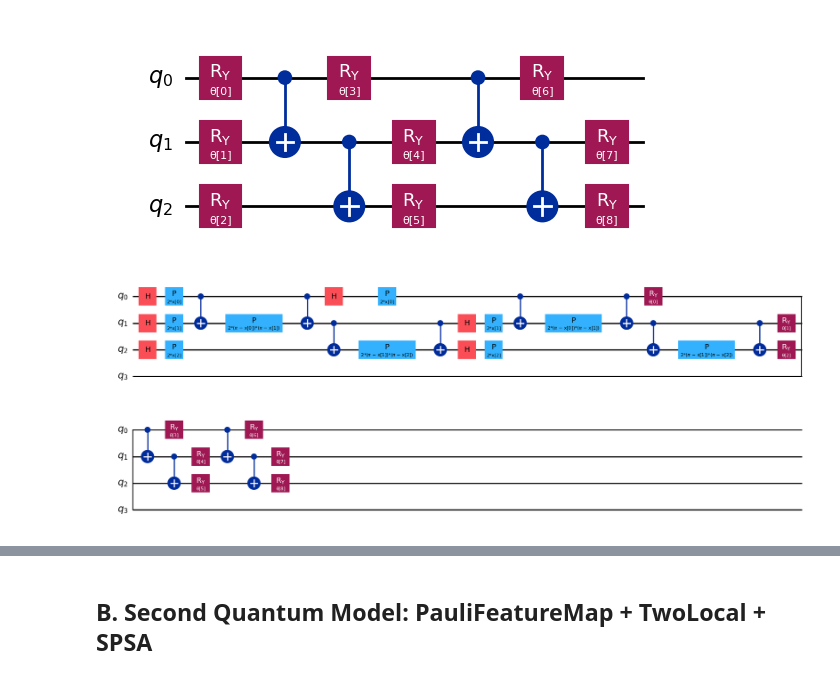
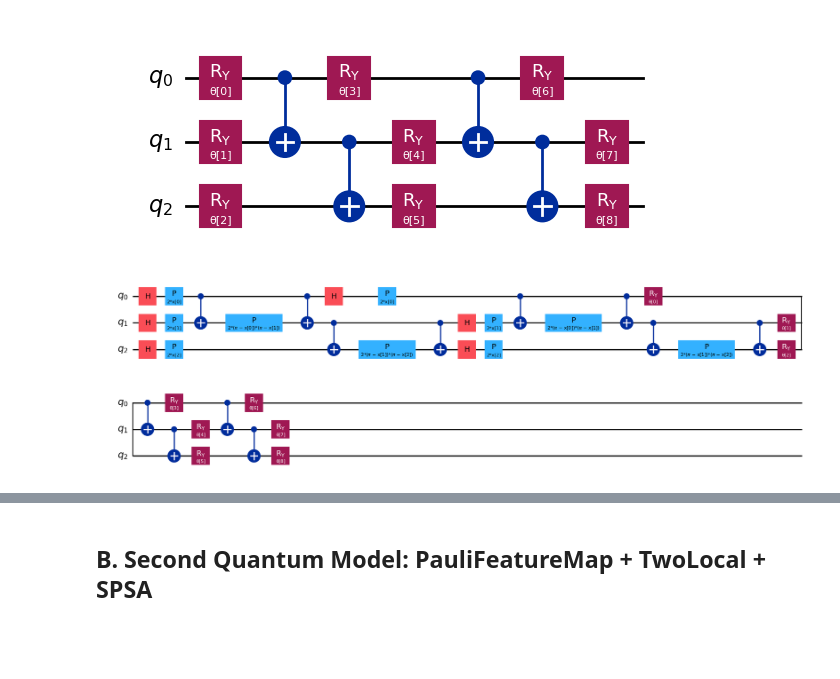
Before and after one commit to kabirarshafidz/SQA-2026-clone, a Jupyter notebook: personal_notebook.ipynb, the cells around one changed output, grey strips where cells are left out. Saved outputs shown, nothing was run; the diff lists cells and outputs as text; code cells hidden in the pictures; blank space fills up the shorter version.

Commit message:
fixed QuantumCircuit

```diff
--- a/personal_notebook.ipynb
+++ b/personal_notebook.ipynb
@@ -101,16 +101,16 @@ ansatz.decompose().draw('mpl')
 # %%
 from qiskit import QuantumCircuit
 # =========================
 # Quantum Circuit
 # =========================
 
-qc = QuantumCircuit(4)
+qc = QuantumCircuit(3)
 qc.compose(feature_map, inplace=True)
 qc.compose(ansatz, inplace=True)
 
 qc.decompose().draw('mpl')
 # %% [output]
-[figure, old version]
+[figure, new version]
 # %%
 from qiskit.primitives import StatevectorEstimator
 from qiskit_machine_learning.neural_networks import EstimatorQNN
```
Also changed, not shown: parts of 13 cells of this notebook.
